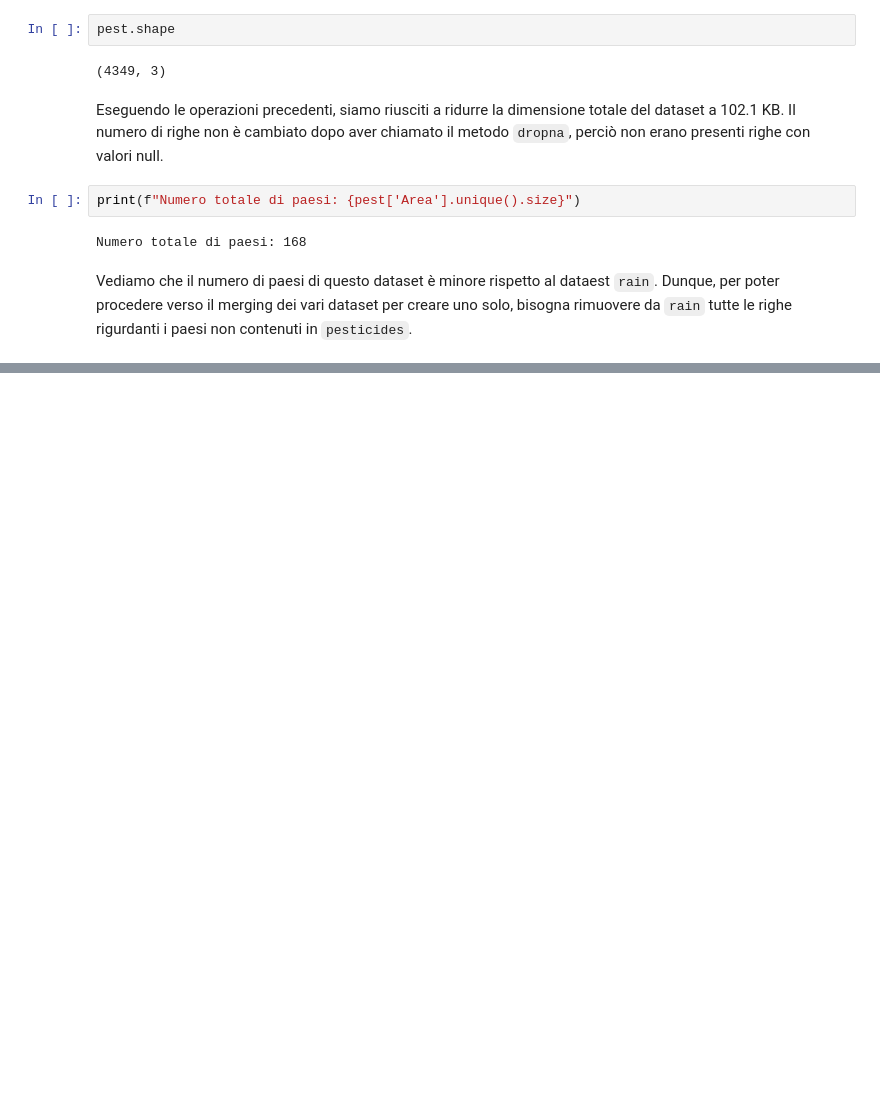
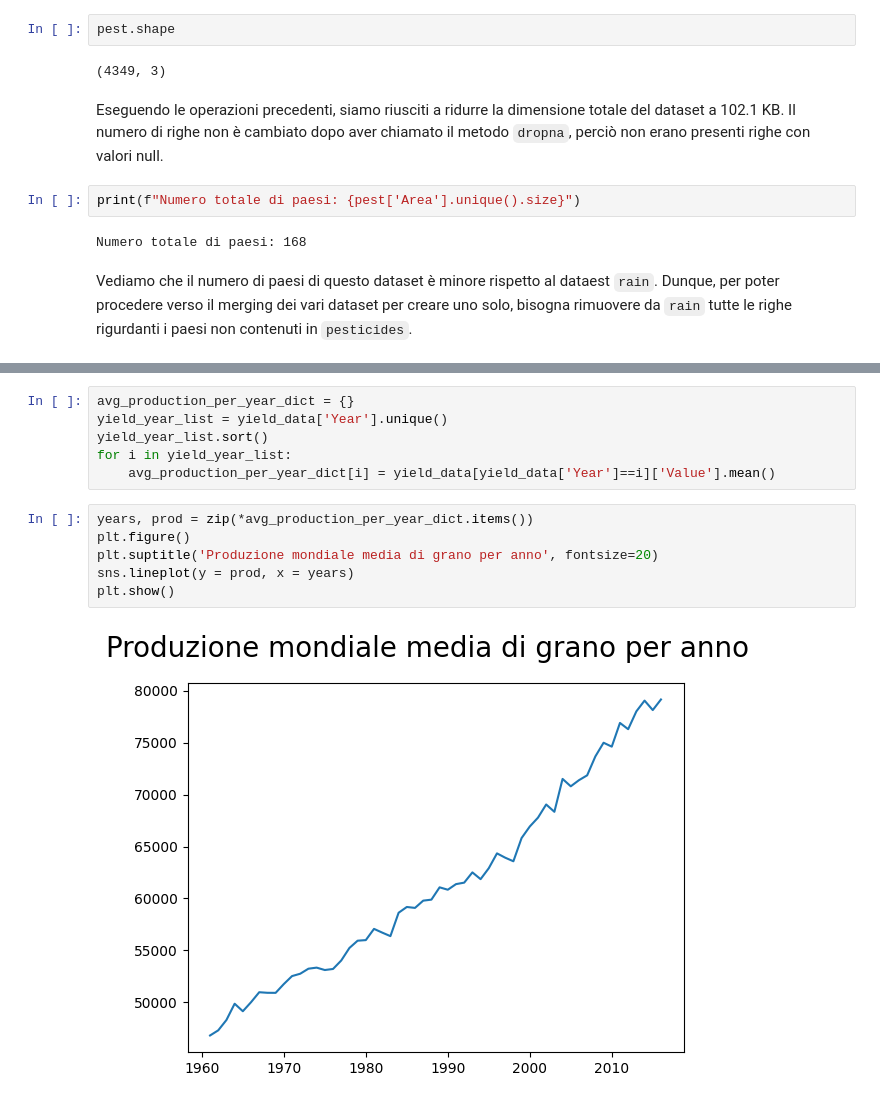
Before and after one commit to eduardalexandrut/WheatYieldPredictor, a Jupyter notebook: WheatPricePredictor.ipynb, the cells around one changed output, grey strips where cells are left out. Drawn from its saved outputs; the diff is of its cells as text; blank space fills up the shorter version.

```diff
--- a/WheatPricePredictor.ipynb
+++ b/WheatPricePredictor.ipynb
@@ -215,0 +397,14 @@ Vediamo che il numero di paesi di questo dataset è minore rispetto al dataest `
+# %%
+avg_production_per_year_dict = {}
+yield_year_list = yield_data['Year'].unique()
+yield_year_list.sort()
+for i in yield_year_list:
+    avg_production_per_year_dict[i] = yield_data[yield_data['Year']==i]['Value'].mean()
+# %%
+years, prod = zip(*avg_production_per_year_dict.items())
+plt.figure()
+plt.suptitle('Produzione mondiale media di grano per anno', fontsize=20)
+sns.lineplot(y = prod, x = years)
+plt.show()
+# %% [output]
+[figure, added]
```
Also changed, not shown: parts of 31 cells of this notebook.
